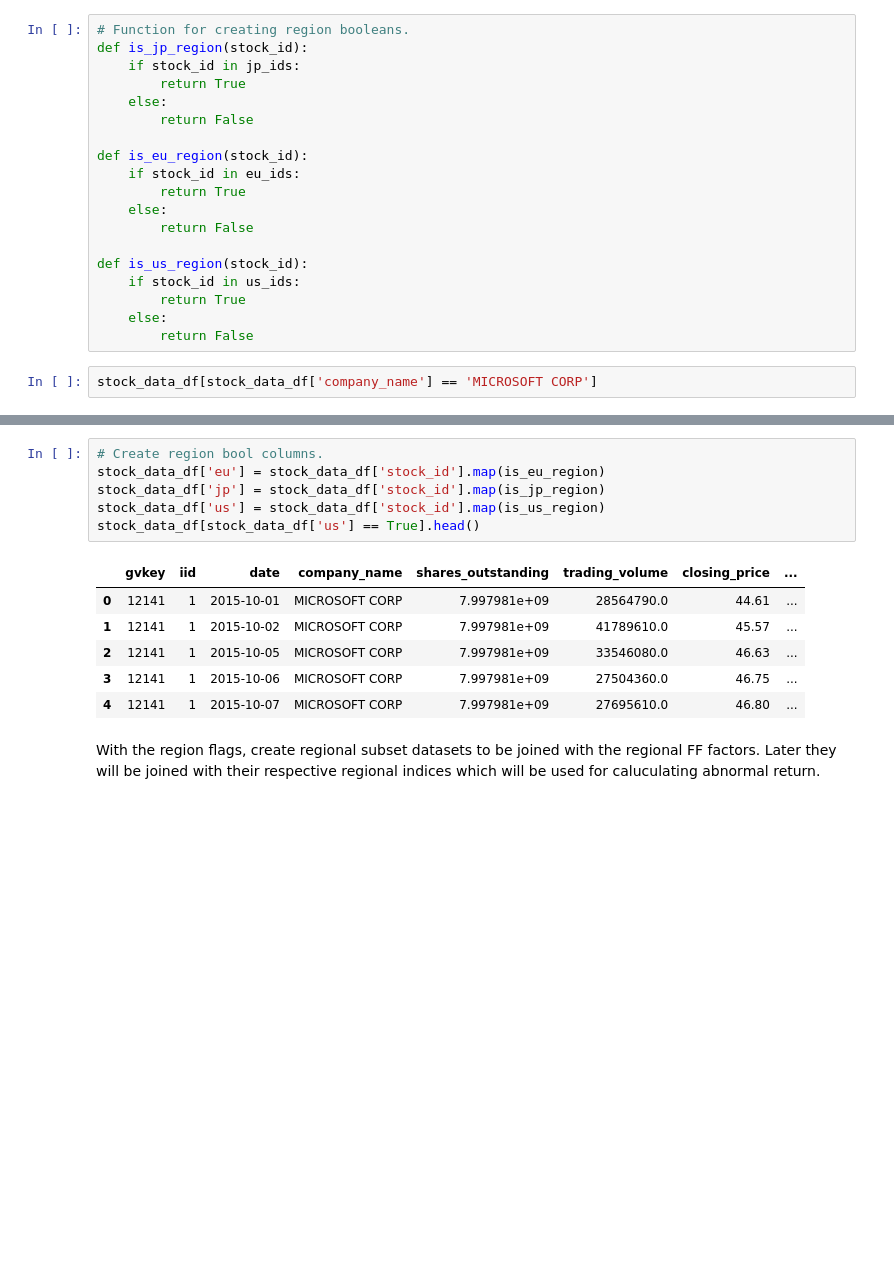
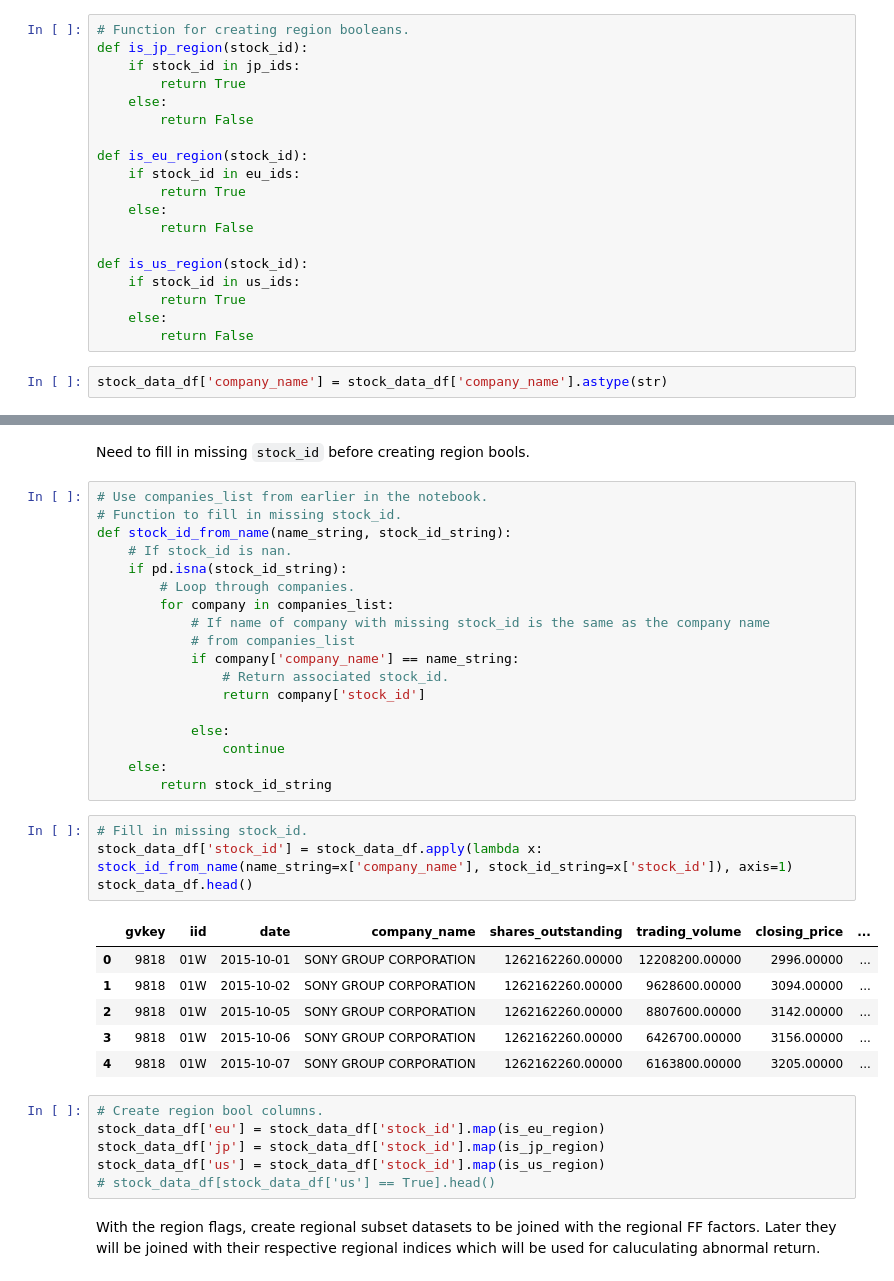
Before and after one commit to c0nn0rstevens/video-game-review-scores-returns-thesis, a Jupyter notebook: stock_prices_data_exploration.ipynb, the cells around one changed output, grey strips where cells are left out. Drawn from its saved outputs; the diff is of its cells as text; blank space fills up the shorter version.

```diff
--- a/stock_prices_data_exploration.ipynb
+++ b/stock_prices_data_exploration.ipynb
@@ -354,4 +366,4 @@ def is_us_region(stock_id):
     else:
         return False
 # %%
-stock_data_df[stock_data_df['company_name'] == 'MICROSOFT CORP']
+stock_data_df['company_name'] = stock_data_df['company_name'].astype(str)
@@ -372,16 +399,40 @@ stock_data_df[stock_data_df['company_name'] == 'MICROSOFT CORP']
+# %% [markdown]
+Need to fill in missing `stock_id` before creating region bools.
+# %%
+# Use companies_list from earlier in the notebook.
+# Function to fill in missing stock_id.
+def stock_id_from_name(name_string, stock_id_string):
+    # If stock_id is nan.
+    if pd.isna(stock_id_string):
+        # Loop through companies.
+        for company in companies_list:
+            # If name of company with missing stock_id is the same as the company name
+            # from companies_list
+            if company['company_name'] == name_string:
+                # Return associated stock_id.
+                return company['stock_id']
+
+            else:
+                continue
+    else:
+        return stock_id_string
+# %%
+# Fill in missing stock_id.
+stock_data_df['stock_id'] = stock_data_df.apply(lambda x: stock_id_from_name(name_string=x['company_name'], stock_id_string=x['stock_id']), axis=1)
+stock_data_df.head()
+# %% [output]
+|  | gvkey | iid | date | company_name | shares_outstanding | trading_volume | closing_price | ... |
+| 0 | 9818 | 01W | 2015-10-01 | SONY GROUP CORPORATION | 1262162260.00000 | 12208200.00000 | 2996.00000 | ... |
+| 1 | 9818 | 01W | 2015-10-02 | SONY GROUP CORPORATION | 1262162260.00000 | 9628600.00000 | 3094.00000 | ... |
+| 2 | 9818 | 01W | 2015-10-05 | SONY GROUP CORPORATION | 1262162260.00000 | 8807600.00000 | 3142.00000 | ... |
+| 3 | 9818 | 01W | 2015-10-06 | SONY GROUP CORPORATION | 1262162260.00000 | 6426700.00000 | 3156.00000 | ... |
+| 4 | 9818 | 01W | 2015-10-07 | SONY GROUP CORPORATION | 1262162260.00000 | 6163800.00000 | 3205.00000 | ... |
 # %%
 # Create region bool columns.
 stock_data_df['eu'] = stock_data_df['stock_id'].map(is_eu_region)
 stock_data_df['jp'] = stock_data_df['stock_id'].map(is_jp_region)
 stock_data_df['us'] = stock_data_df['stock_id'].map(is_us_region)
-stock_data_df[stock_data_df['us'] == True].head()
+# stock_data_df[stock_data_df['us'] == True].head()
-# %% [output]
-|  | gvkey | iid | date | company_name | shares_outstanding | trading_volume | closing_price | ... |
-| 0 | 12141 | 1 | 2015-10-01 | MICROSOFT CORP | 7.997981e+09 | 28564790.0 | 44.61 | ... |
-| 1 | 12141 | 1 | 2015-10-02 | MICROSOFT CORP | 7.997981e+09 | 41789610.0 | 45.57 | ... |
-| 2 | 12141 | 1 | 2015-10-05 | MICROSOFT CORP | 7.997981e+09 | 33546080.0 | 46.63 | ... |
-| 3 | 12141 | 1 | 2015-10-06 | MICROSOFT CORP | 7.997981e+09 | 27504360.0 | 46.75 | ... |
-| 4 | 12141 | 1 | 2015-10-07 | MICROSOFT CORP | 7.997981e+09 | 27695610.0 | 46.80 | ... |
 # %% [markdown]
 With the region flags, create regional subset datasets to be joined with the regional FF factors. Later they will be joined with their respective regional indices which will be used for caluculating abnormal return.
 # %%
```
Also changed, not shown: parts of 50 cells of this notebook.
